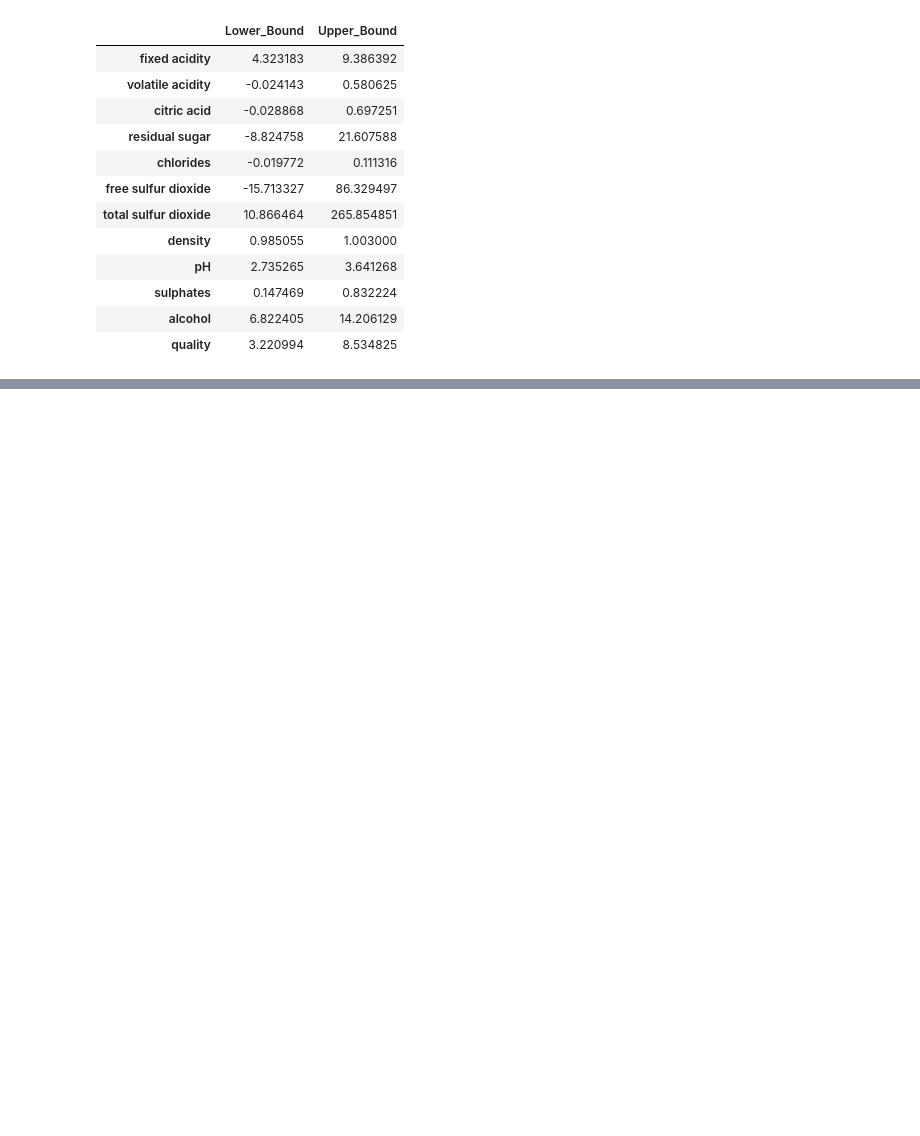
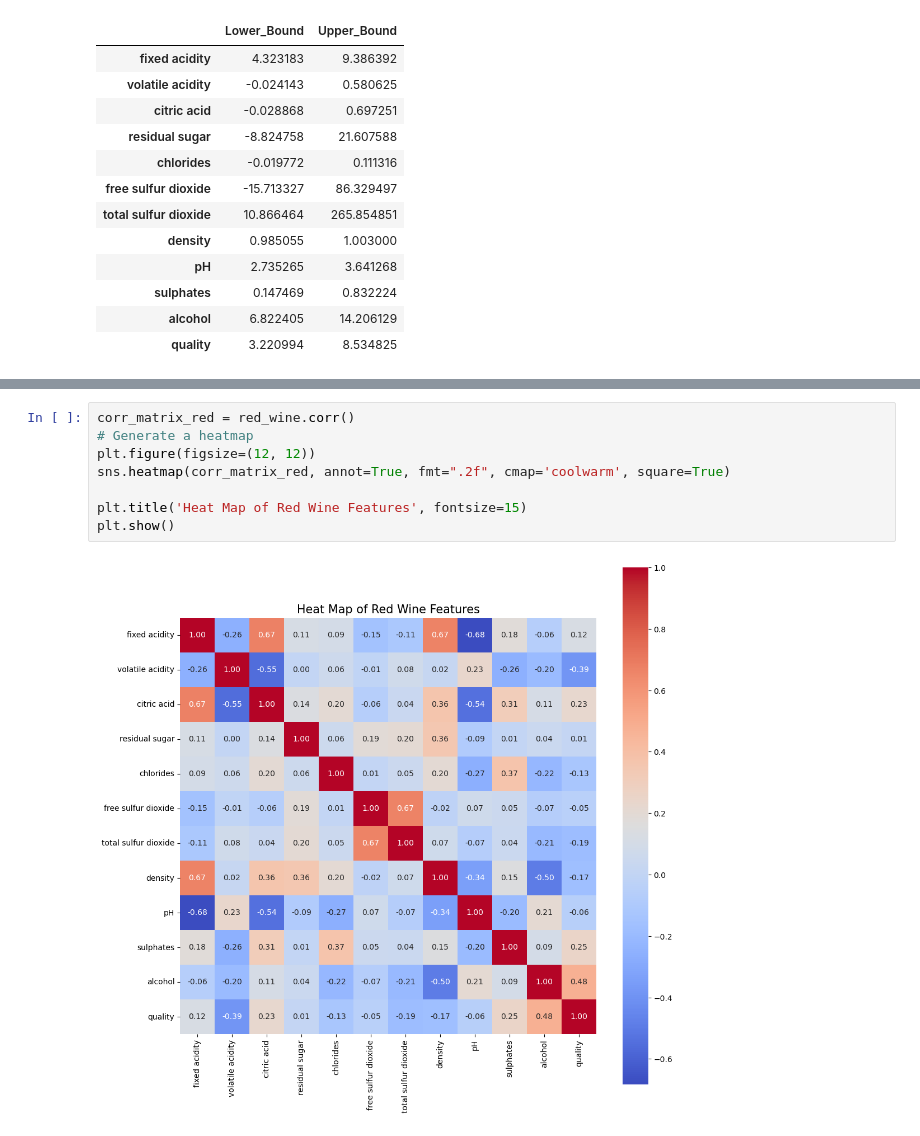
Before and after one commit to Paul-Sabin/BlueBerry-Winery, a Jupyter notebook: EDA_wine.ipynb, the cells around one changed output, grey strips where cells are left out. Saved outputs shown, nothing was run; the diff lists cells and outputs as text; blank space fills up the shorter version.

```diff
--- a/EDA_wine.ipynb
+++ b/EDA_wine.ipynb
@@ -661,0 +687,10 @@ display(white_wine.head())
+# %%
+corr_matrix_red = red_wine.corr()
+# Generate a heatmap
+plt.figure(figsize=(12, 12))
+sns.heatmap(corr_matrix_red, annot=True, fmt=".2f", cmap='coolwarm', square=True)
+
+plt.title('Heat Map of Red Wine Features', fontsize=15)
+plt.show()
+# %% [output]
+[figure, added]
```
Also changed, not shown: parts of 28 cells of this notebook.
